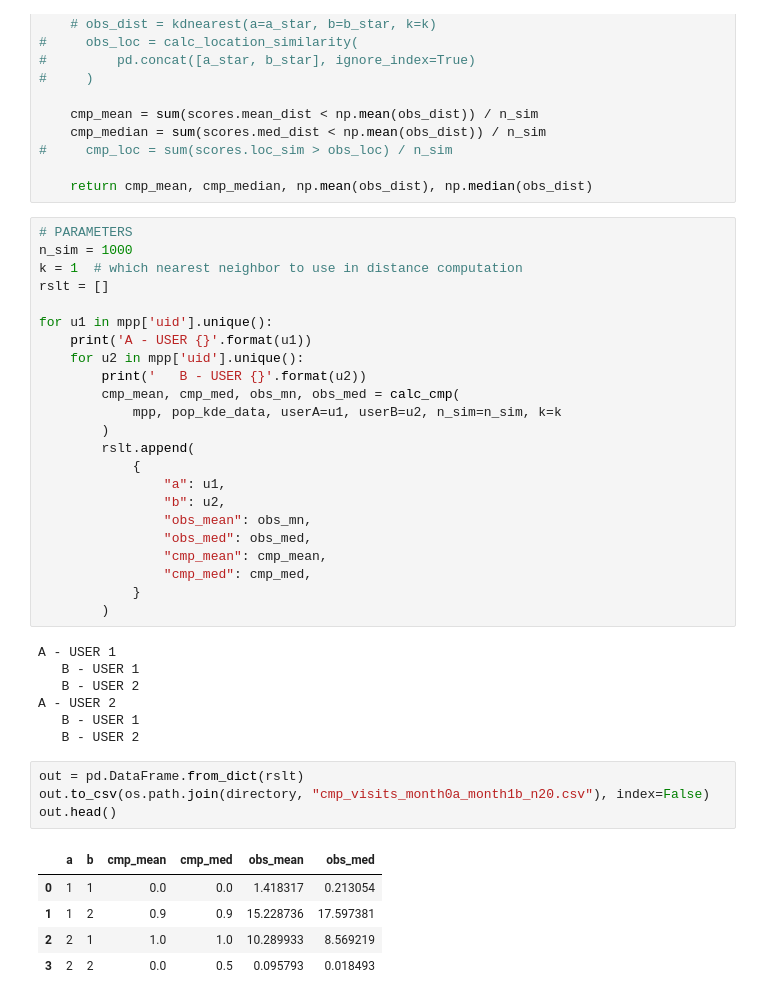
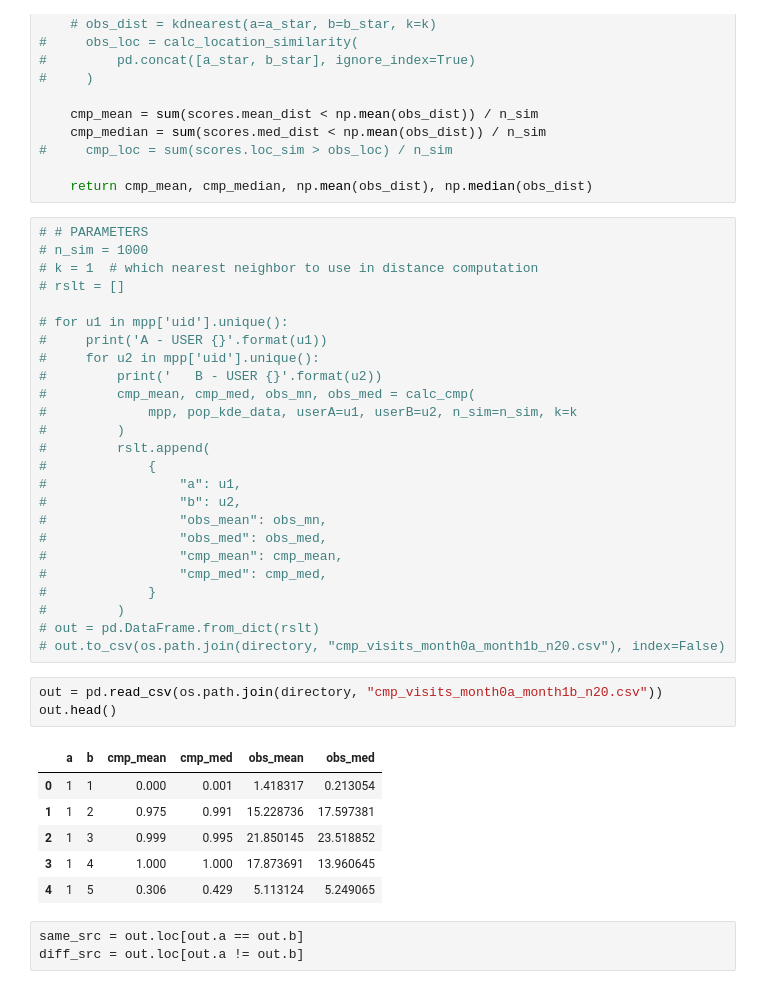
Before and after one commit to galbraic/spatial-assocr, a Jupyter notebook: notebooks/visits.ipynb, the cells around one changed output. Drawn from its saved outputs; the diff is of its cells as text.

```diff
--- a/notebooks/visits.ipynb
+++ b/notebooks/visits.ipynb
@@ -554,42 +555,40 @@ def calc_cmp(mpp, pop_kde_data, userA, userB=None, n_sim=10, k=1):
 
     return cmp_mean, cmp_median, np.mean(obs_dist), np.median(obs_dist)
 # %%
-# PARAMETERS
-n_sim = 1000
-k = 1  # which nearest neighbor to use in distance computation
-rslt = []
+# # PARAMETERS
+# n_sim = 1000
+# k = 1  # which nearest neighbor to use in distance computation
+# rslt = []
 
-for u1 in mpp['uid'].unique():
-    print('A - USER {}'.format(u1))
-    for u2 in mpp['uid'].unique():
-        print('   B - USER {}'.format(u2))
-        cmp_mean, cmp_med, obs_mn, obs_med = calc_cmp(
-            mpp, pop_kde_data, userA=u1, userB=u2, n_sim=n_sim, k=k
-        )
-        rslt.append(
-            {
-                "a": u1,
-                "b": u2,
-                "obs_mean": obs_mn,
-                "obs_med": obs_med,
-                "cmp_mean": cmp_mean,
-                "cmp_med": cmp_med,
-            }
-        )
+# for u1 in mpp['uid'].unique():
+#     print('A - USER {}'.format(u1))
+#     for u2 in mpp['uid'].unique():
+#         print('   B - USER {}'.format(u2))
+#         cmp_mean, cmp_med, obs_mn, obs_med = calc_cmp(
+#             mpp, pop_kde_data, userA=u1, userB=u2, n_sim=n_sim, k=k
+#         )
+#         rslt.append(
+#             {
+#                 "a": u1,
+#                 "b": u2,
+#                 "obs_mean": obs_mn,
+#                 "obs_med": obs_med,
+#                 "cmp_mean": cmp_mean,
+#                 "cmp_med": cmp_med,
+#             }
+#         )
+# out = pd.DataFrame.from_dict(rslt)
+# out.to_csv(os.path.join(directory, "cmp_visits_month0a_month1b_n20.csv"), index=False)
-# %% [output]
-A - USER 1
-   B - USER 1
-   B - USER 2
-A - USER 2
-   B - USER 1
-   B - USER 2
 # %%
-out = pd.DataFrame.from_dict(rslt)
-out.to_csv(os.path.join(directory, "cmp_visits_month0a_month1b_n20.csv"), index=False)
+out = pd.read_csv(os.path.join(directory, "cmp_visits_month0a_month1b_n20.csv"))
 out.head()
 # %% [output]
 |  | a | b | cmp_mean | cmp_med | obs_mean | obs_med |
-| 0 | 1 | 1 | 0.0 | 0.0 | 1.418317 | 0.213054 |
-| 1 | 1 | 2 | 0.9 | 0.9 | 15.228736 | 17.597381 |
-| 2 | 2 | 1 | 1.0 | 1.0 | 10.289933 | 8.569219 |
-| 3 | 2 | 2 | 0.0 | 0.5 | 0.095793 | 0.018493 |
+| 0 | 1 | 1 | 0.000 | 0.001 | 1.418317 | 0.213054 |
+| 1 | 1 | 2 | 0.975 | 0.991 | 15.228736 | 17.597381 |
+| 2 | 1 | 3 | 0.999 | 0.995 | 21.850145 | 23.518852 |
+| 3 | 1 | 4 | 1.000 | 1.000 | 17.873691 | 13.960645 |
+| 4 | 1 | 5 | 0.306 | 0.429 | 5.113124 | 5.249065 |
+# %%
+same_src = out.loc[out.a == out.b]
+diff_src = out.loc[out.a != out.b]
```
Also changed, not shown: parts of 7 cells of this notebook.
